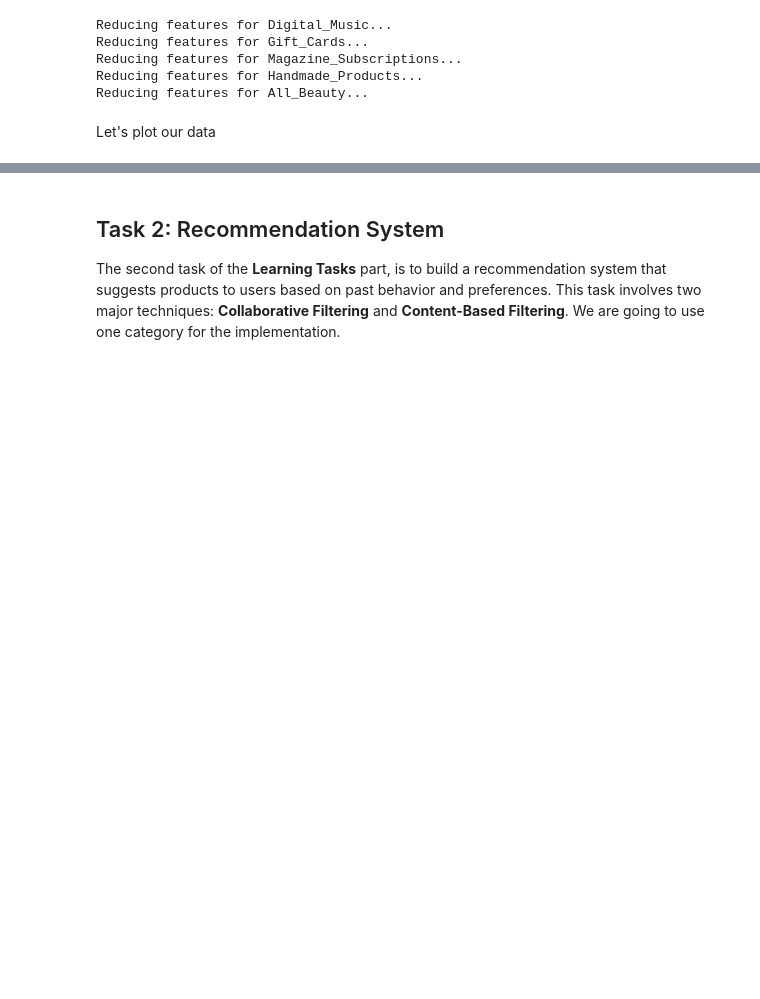
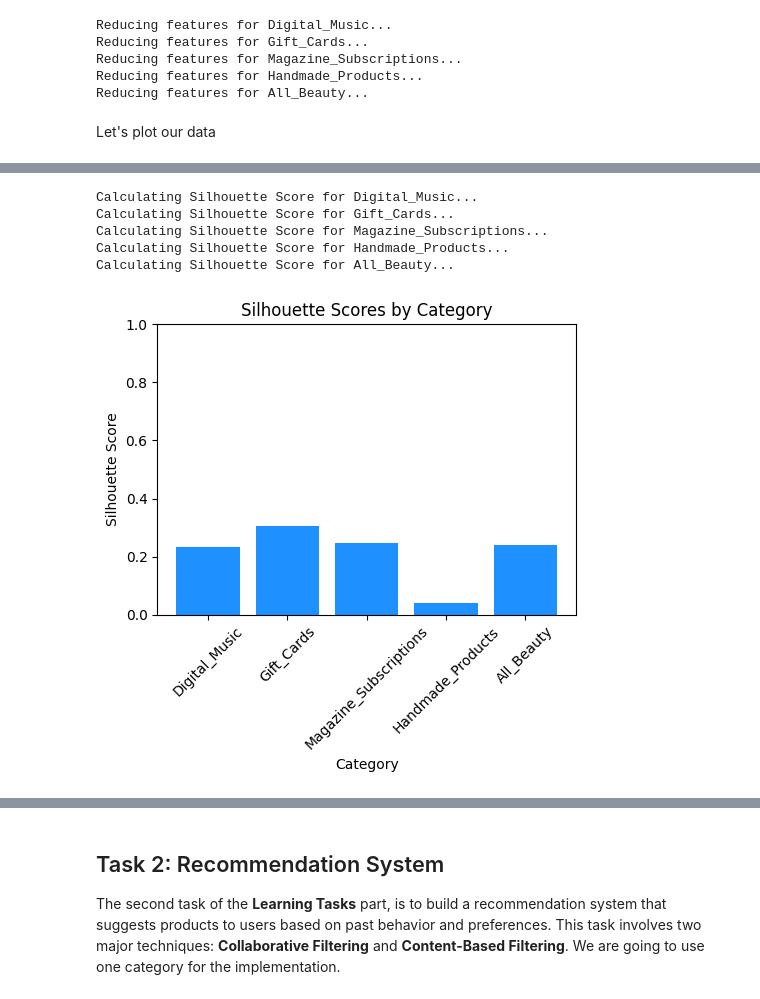
Before and after one commit to AntonisZks/Data-Mining, a Jupyter notebook: Notebooks/data_mining_assignment.ipynb, the cells around one changed output, grey strips where cells are left out. Saved outputs shown, nothing was run; the diff lists cells and outputs as text; code cells hidden in the pictures; blank space fills up the shorter version.

```diff
--- a/Notebooks/data_mining_assignment.ipynb
+++ b/Notebooks/data_mining_assignment.ipynb
@@ -1317,0 +1316,33 @@ plt.show()
+# %%
+from sklearn.metrics import silhouette_score
+
+def calculate_silhouette_score(combined_features, clustered_products, categories):
+    ''' Calculates the silhouette score for each category. '''
+    silhouette_scores = {}
+    for category in categories:
+        print(f"Calculating Silhouette Score for {category}...")
+        X = combined_features[category]
+        labels = clustered_products[category]
+        score = silhouette_score(X, labels)
+        silhouette_scores[category] = score
+    return silhouette_scores
+
+silhouette_scores = calculate_silhouette_score(combined_features, clustered_products, categories)
+# %% [output]
+Calculating Silhouette Score for Digital_Music...
+Calculating Silhouette Score for Gift_Cards...
+Calculating Silhouette Score for Magazine_Subscriptions...
+Calculating Silhouette Score for Handmade_Products...
+Calculating Silhouette Score for All_Beauty...
+# %%
+plt.figure(figsize=(5, 5))
+plt.bar(categories, silhouette_scores.values(), color='dodgerblue')
+plt.xlabel("Category")
+plt.ylabel("Silhouette Score")
+plt.title("Silhouette Scores by Category")
+plt.xticks(rotation=45)
+plt.ylim(0, 1)
+plt.tight_layout()
+plt.show()
+# %% [output]
+[figure, added]
```
Also changed, not shown: parts of 30 cells of this notebook, 1 other file.
